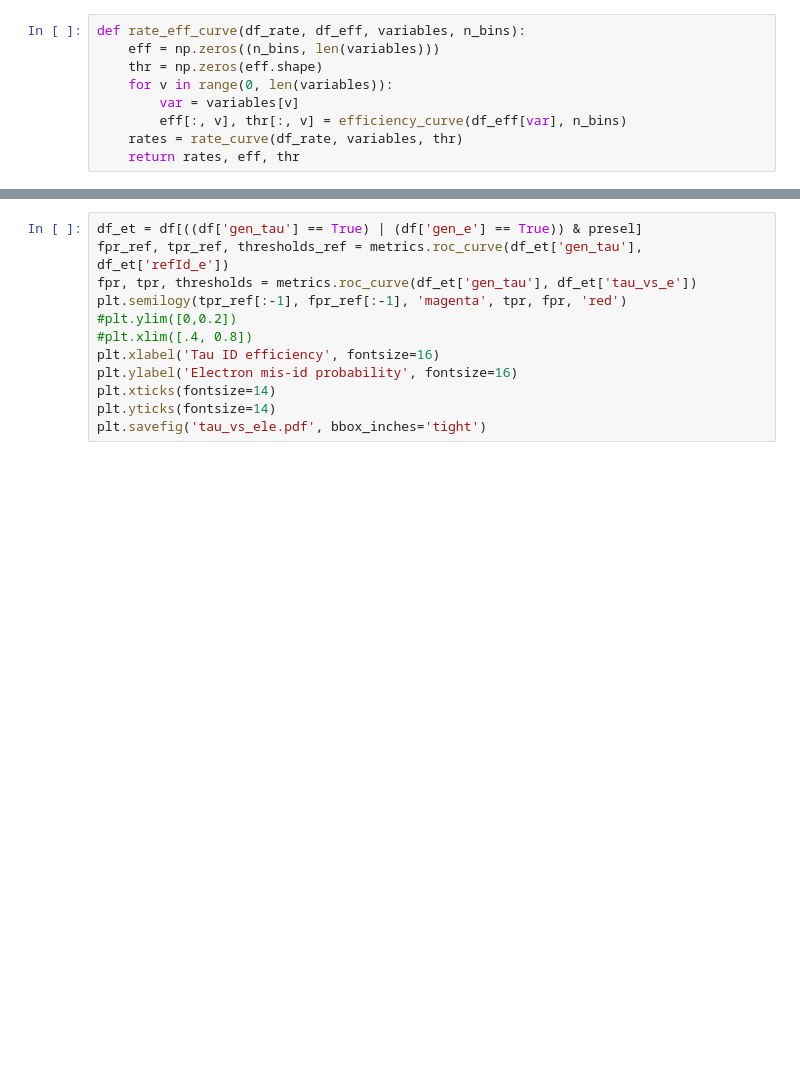
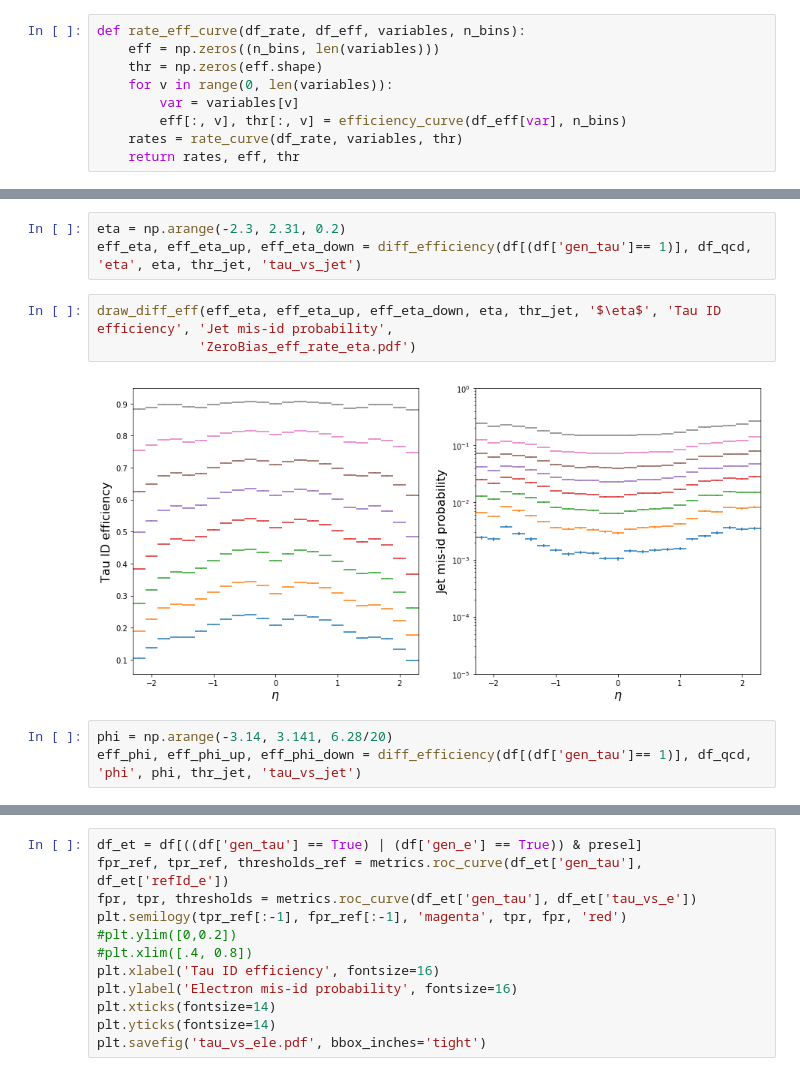
Before and after one commit to cms-tau-pog/TauMLTools, a Jupyter notebook: Analysis/notebooks/ProcessResults.ipynb, the cells around one changed output, grey strips where cells are left out. Drawn from its saved outputs; the diff is of its cells as text; blank space fills up the shorter version.

```diff
--- a/Analysis/notebooks/ProcessResults.ipynb
+++ b/Analysis/notebooks/ProcessResults.ipynb
@@ -182,0 +228,11 @@ plt.show()
+# %%
+eta = np.arange(-2.3, 2.31, 0.2)
+eff_eta, eff_eta_up, eff_eta_down = diff_efficiency(df[(df['gen_tau']== 1)], df_qcd, 'eta', eta, thr_jet, 'tau_vs_jet')
+# %%
+draw_diff_eff(eff_eta, eff_eta_up, eff_eta_down, eta, thr_jet, '$\eta$', 'Tau ID efficiency', 'Jet mis-id probability',
+             'ZeroBias_eff_rate_eta.pdf')
+# %% [output]
+[figure, added]
+# %%
+phi = np.arange(-3.14, 3.141, 6.28/20)
+eff_phi, eff_phi_up, eff_phi_down = diff_efficiency(df[(df['gen_tau']== 1)], df_qcd, 'phi', phi, thr_jet, 'tau_vs_jet')
```
Also changed, not shown: parts of 14 cells of this notebook, 1 other file.
